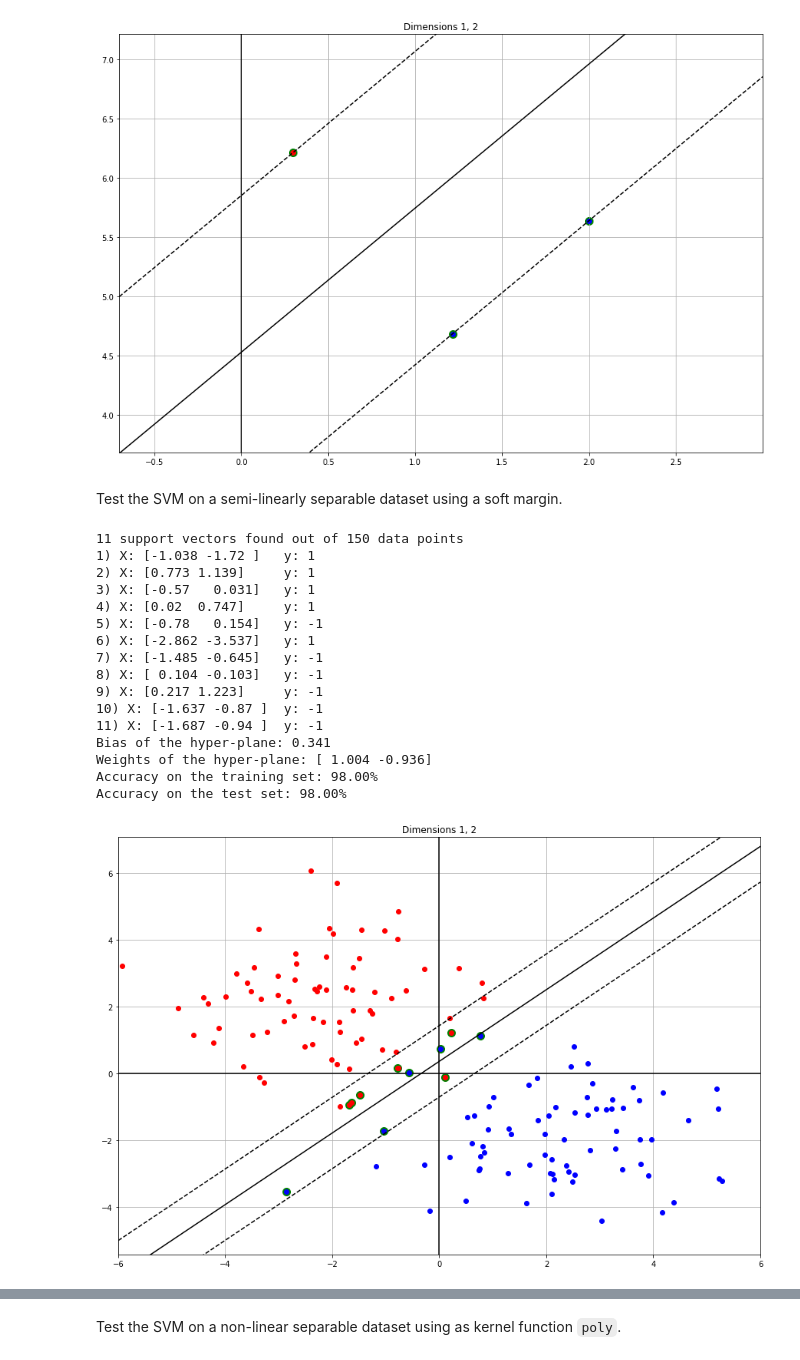
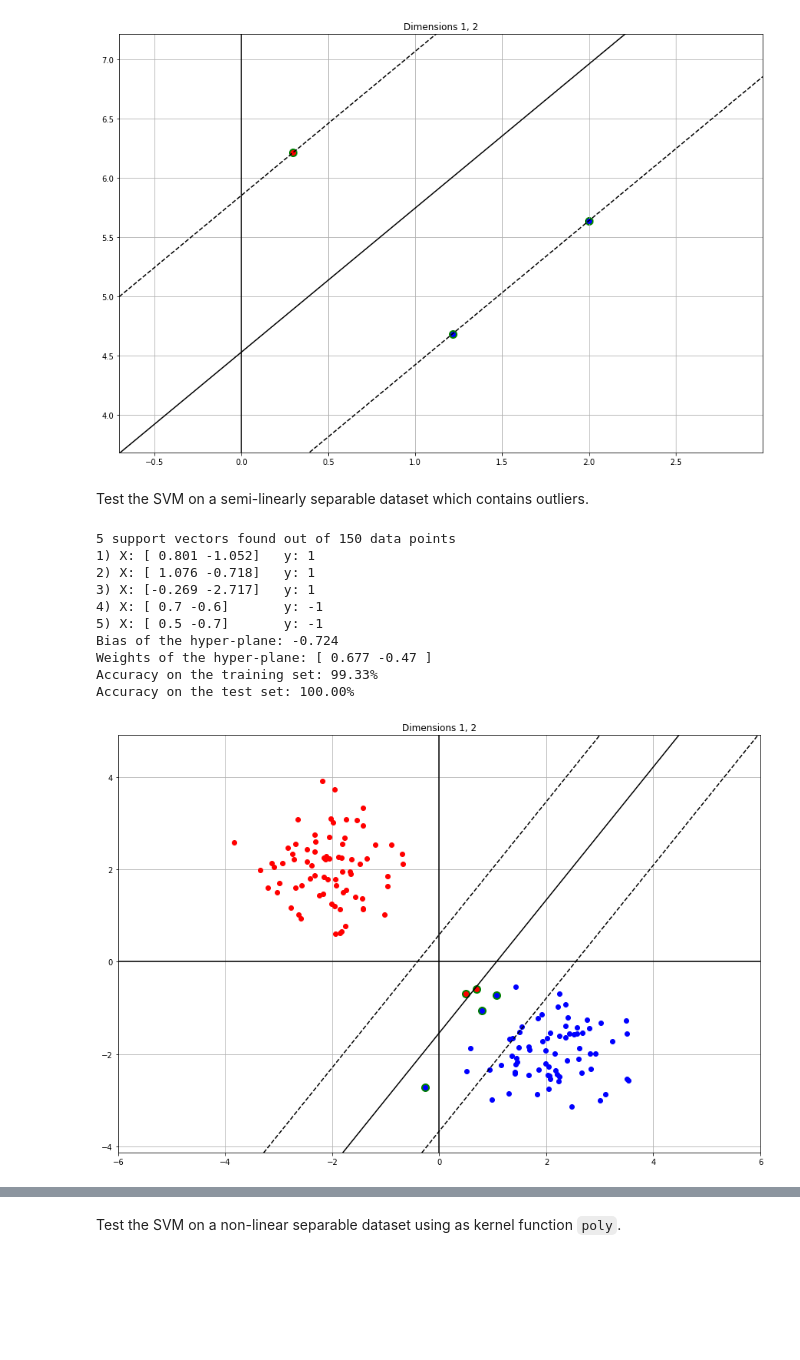
Before and after one commit to nihil21/custom-svm, a Jupyter notebook: custom-svm/svm_usecase.ipynb, the cells around one changed output, grey strips where cells are left out. Cells and saved outputs as stored; diff of their text form; code cells hidden in the pictures; blank space fills up the shorter version.

Commit message:
updated notebook soft margin

```diff
--- a/custom-svm/svm_usecase.ipynb
+++ b/custom-svm/svm_usecase.ipynb
@@ -93,31 +93,25 @@ Accuracy on the training set: 100.00%
 Accuracy on the test set: 100.00%
 [figure]
 # %% [markdown]
-Test the SVM on a semi-linearly separable dataset using a soft margin.
+Test the SVM on a semi-linearly separable dataset which contains outliers.
 # %%
 X_train_slin, X_test_slin, y_train_slin, y_test_slin = semi_linear_data_generator(n_samples=N_SAMP,
                                                                                   n_features=N_FEAT,
                                                                                   random_state=RND)
-svm_slin = SVM(c=0.7)
+svm_slin = SVM()
 fit_and_predict(svm_slin,
                 X_train_slin, X_test_slin,
                 y_train_slin, y_test_slin,
                 x_min=-6., x_max=6., verbosity=2)
 # %% [output]
-11 support vectors found out of 150 data points
-1) X: [-1.038 -1.72 ]   y: 1
-2) X: [0.773 1.139]     y: 1
-3) X: [-0.57   0.031]   y: 1
-4) X: [0.02  0.747]     y: 1
-5) X: [-0.78   0.154]   y: -1
-6) X: [-2.862 -3.537]   y: 1
-7) X: [-1.485 -0.645]   y: -1
-8) X: [ 0.104 -0.103]   y: -1
-9) X: [0.217 1.223]     y: -1
-10) X: [-1.637 -0.87 ]  y: -1
-11) X: [-1.687 -0.94 ]  y: -1
-Bias of the hyper-plane: 0.341
-Weights of the hyper-plane: [ 1.004 -0.936]
-Accuracy on the training set: 98.00%
-Accuracy on the test set: 98.00%
+5 support vectors found out of 150 data points
+1) X: [ 0.801 -1.052]   y: 1
+2) X: [ 1.076 -0.718]   y: 1
+3) X: [-0.269 -2.717]   y: 1
+4) X: [ 0.7 -0.6]       y: -1
+5) X: [ 0.5 -0.7]       y: -1
+Bias of the hyper-plane: -0.724
+Weights of the hyper-plane: [ 0.677 -0.47 ]
+Accuracy on the training set: 99.33%
+Accuracy on the test set: 100.00%
-[figure, old version]
+[figure, new version]
```
Also changed, not shown: parts of 4 cells of this notebook, 1 other file.
